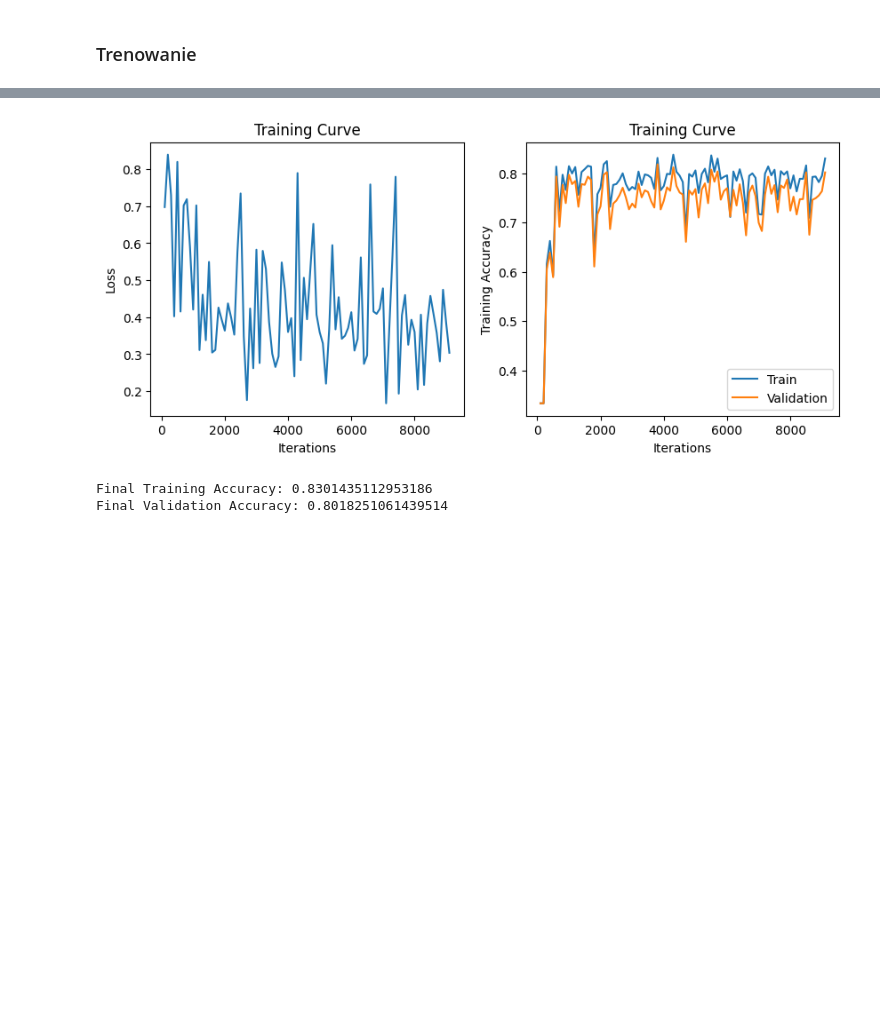
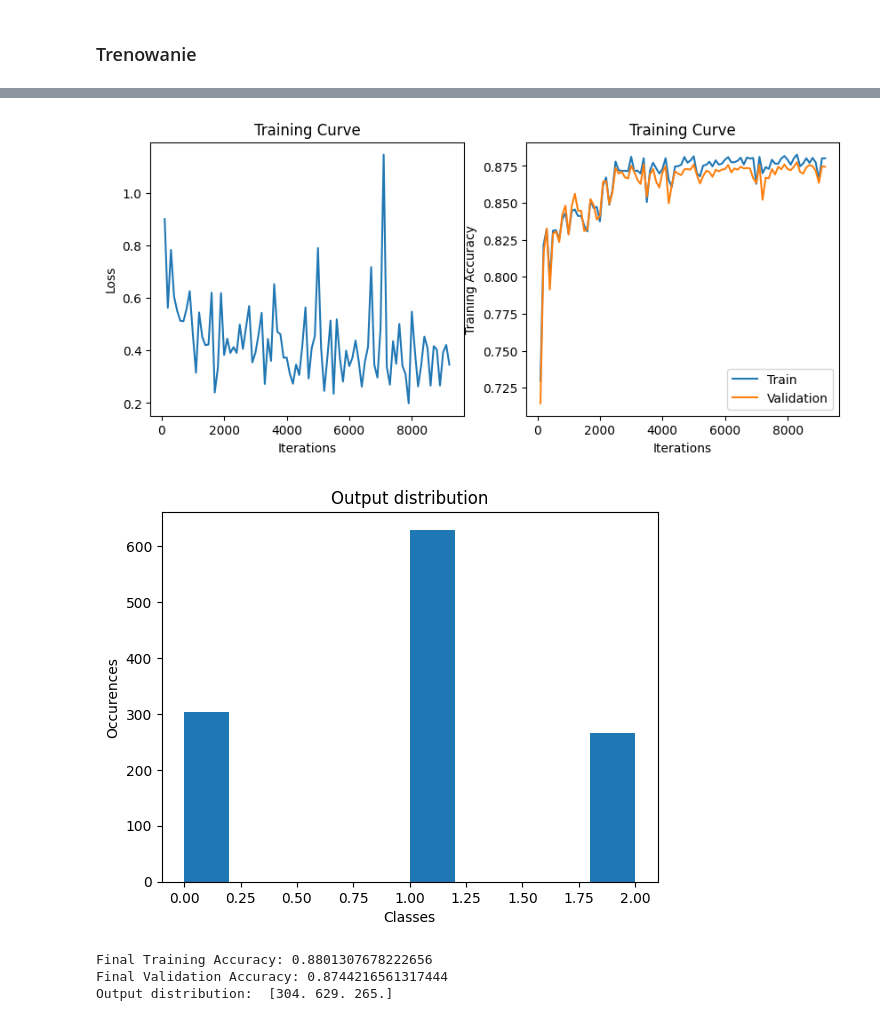
Before and after one commit to szymonsteccc/ssne_26L, a Jupyter notebook: mini_projekt_2/rozwiazanie.ipynb, the cells around one changed output, grey strips where cells are left out. Saved outputs shown, nothing was run; the diff lists cells and outputs as text; code cells hidden in the pictures; blank space fills up the shorter version.

Commit message:
Class weighting

```diff
--- a/mini_projekt_2/rozwiazanie.ipynb
+++ b/mini_projekt_2/rozwiazanie.ipynb
@@ -95,9 +95,10 @@ def calc_accuracy(pred_targets, targets):
         accuracies.append(class_correct/(targets == i).sum())
     return(np.mean(accuracies))
 # %%
-def Get_Accuracy(model, data_loader):
+def Get_Accuracy(model, data_loader, get_output_distribution=False):
     all_preds = torch.empty(0, dtype=torch.long, device=device)
     all_targets = torch.empty(0, dtype=torch.long, device=device)
+    guesses_distribution = np.zeros(shape=[3])
 
     model.eval()
     with torch.no_grad():
@@ -112,9 +113,15 @@ def Get_Accuracy(model, data_loader):
 
             all_preds = torch.cat([all_preds, pred_])
             all_targets = torch.cat([all_targets, labels])
+            out_dist =torch.nn.functional.one_hot(pred_).sum(dim=0)
+            for L in range(out_dist.shape[1]):
+                guesses_distribution[L] += out_dist.squeeze()[L]
 
     accuracy = calc_accuracy(all_preds, all_targets)
-    return accuracy
+    if get_output_distribution:
+        return accuracy, guesses_distribution
+    else:
+        return accuracy
 # %% [markdown]
 #### Zapis do pliku
 # %%
@@ -145,0 +155,14 @@ Final test data size:  1767
+# %%
+def Get_Class_Weights():
+    check_train_data = Get_Train_Data()
+    check_num, _ = Get_Train_Values(check_train_data)
+    check_numerical_train_targets = torch.from_numpy(check_num.values[:, 0]).float()
+    check_discrete_train_targets = torch.bucketize(check_numerical_train_targets, target_discrete_intervals) # Dyskretne etykiety
+    check_out_dist = torch.nn.functional.one_hot(check_discrete_train_targets).sum(dim=0)
+    print("Class distribution: ", check_out_dist)
+    class_weights = torch.tensor([1.0/check_out_dist[0], 1.0/check_out_dist[1], 1.0/check_out_dist[2]])
+    class_weights = class_weights / class_weights.sum()
+    print(class_weights)
+    return class_weights
+
+Get_Class_Weights()
@@ -225,7 +252,8 @@ def train(model,
           log_every=10,
           with_plot=True):
 
-    criterion = nn.CrossEntropyLoss()
+    criterion = nn.CrossEntropyLoss(weight=Get_Class_Weights())
+    # criterion = nn.CrossEntropyLoss()
     optimizer = optim.Adam(model.parameters(), lr=lr, weight_decay=weight_decay)
 
     iters, losses, train_acc, val_acc = [], [], [], []
@@ -259,6 +287,8 @@ def train(model,
         else:
             print(f"Epoch {epoch} loss {loss_mean:.3f}")
 
+    _, output_distribution = Get_Accuracy(model, validate_loader, get_output_distribution=True)
+
     if with_plot and len(iters):
         plt.figure(figsize=(10, 4))
 
@@ -278,8 +308,20 @@ def train(model,
 
         plt.show()
 
+
+        hist_distribution = np.repeat(np.arange(len(output_distribution)), output_distribution.astype(int))
+        plt.hist(hist_distribution)
+        plt.title("Output distribution")
+        plt.xlabel("Classes")
+        plt.ylabel("Occurences")
+
+        plt.show()
+
+
+
     print("Final Training Accuracy: {}".format(train_acc[-1] if len(train_acc) else None))
     print("Final Validation Accuracy: {}".format(val_acc[-1] if len(val_acc) else None))
+    print("Output distribution: ", output_distribution)
 
     return {
         "iters": iters,
@@ -289,6 +331,7 @@ def train(model,
         "model": model,
         "optimizer": optimizer,
         "criterion": criterion,
+        "output_distribution": output_distribution,
     }
 
 model = Price_classifier(input_size).to(device)
@@ -325,3 +368,5 @@ Epoch 99 loss 0.382 val_acc: 0.802
-[figure, old version]
+[figure, new version]
+[figure, added]
-Final Training Accuracy: 0.8301435112953186
-Final Validation Accuracy: 0.8018251061439514
+Final Training Accuracy: 0.8801307678222656
+Final Validation Accuracy: 0.8744216561317444
+Output distribution:  [304. 629. 265.]
```
Also changed, not shown: parts of 4 cells of this notebook.
